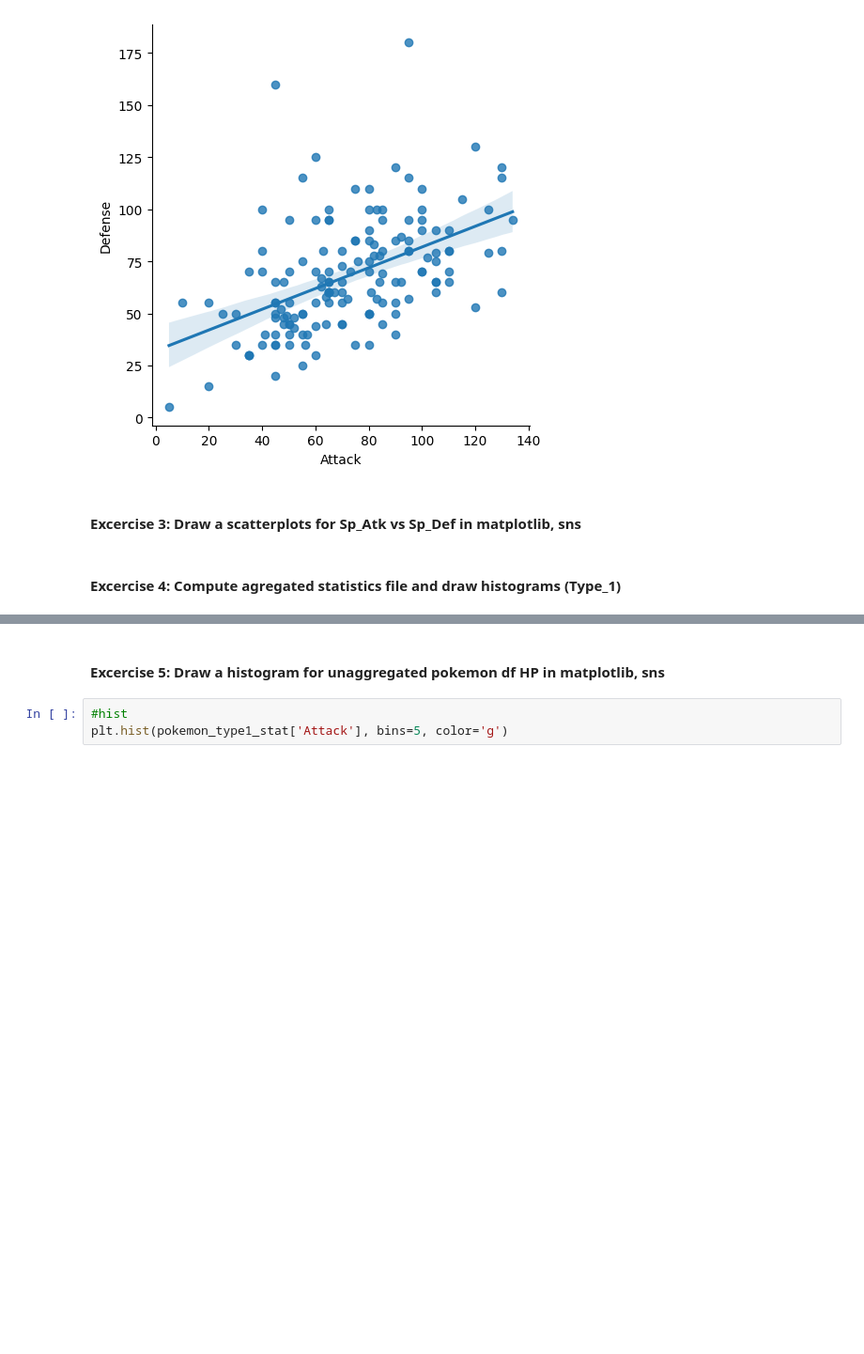
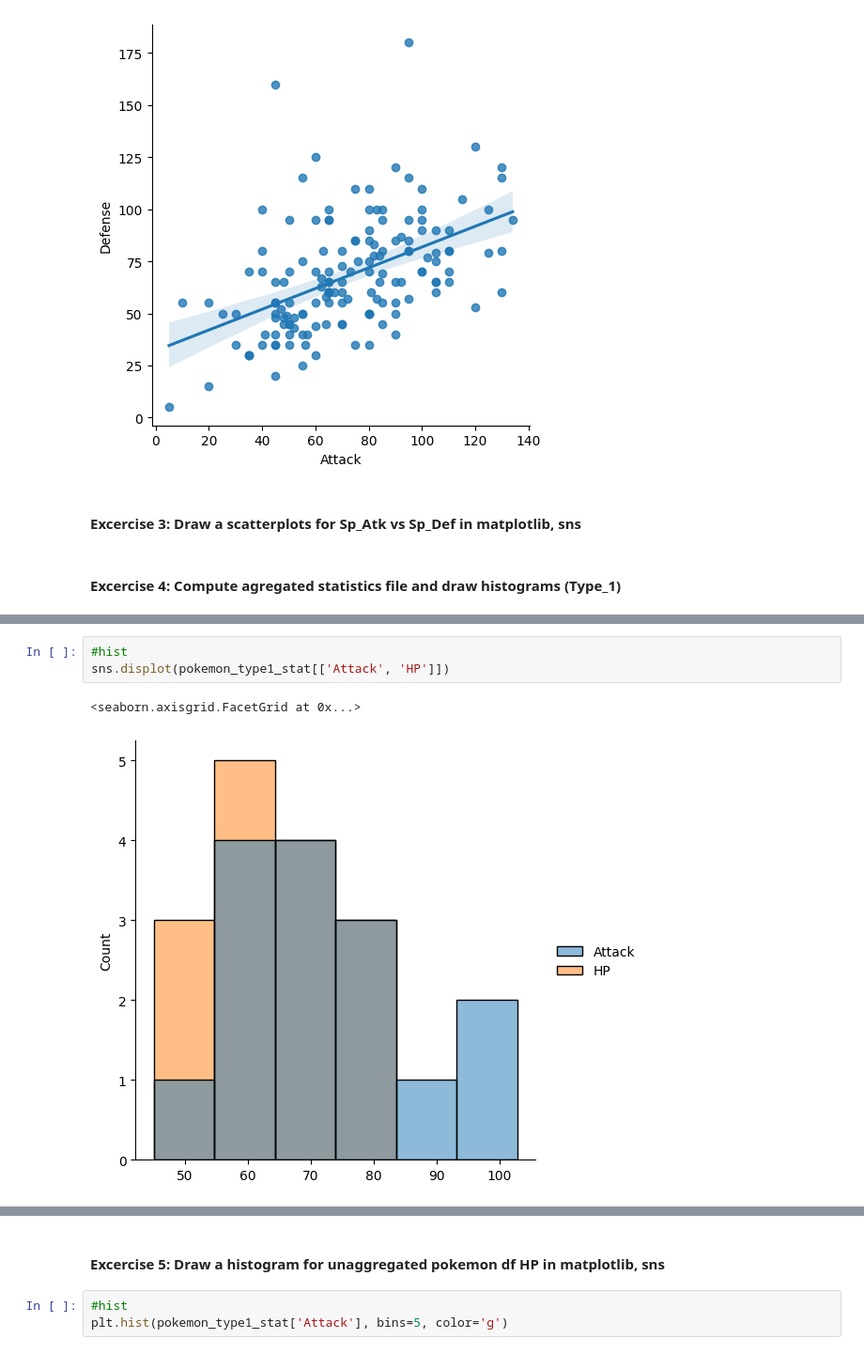
Before and after one commit to fortune-max/M4-python-refresher-ml, a Jupyter notebook: Day3.ipynb, the cells around one changed output, grey strips where cells are left out. Shown: that part at 94% size. Drawn from its saved outputs; the diff is of its cells as text; blank space fills up the shorter version.

```diff
--- a/Day3.ipynb
+++ b/Day3.ipynb
@@ -142,0 +144,6 @@ pokemon_type1_stat
+# %%
+#hist
+sns.displot(pokemon_type1_stat[['Attack', 'HP']])
+# %% [output]
+<seaborn.axisgrid.FacetGrid at 0x...>
+[figure, added]
```
Also changed, not shown: parts of 6 cells of this notebook, 2 other files.
